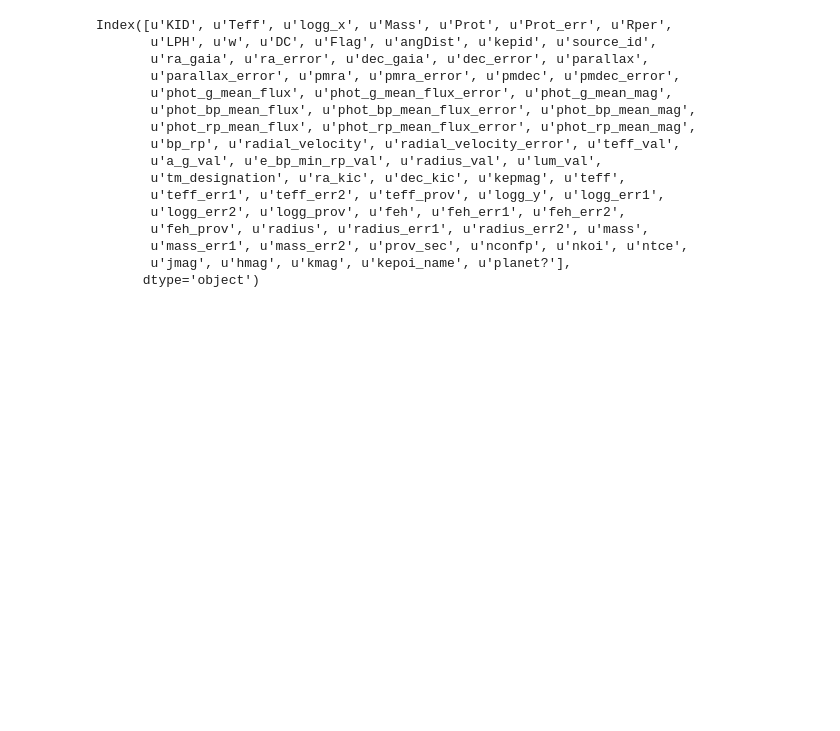
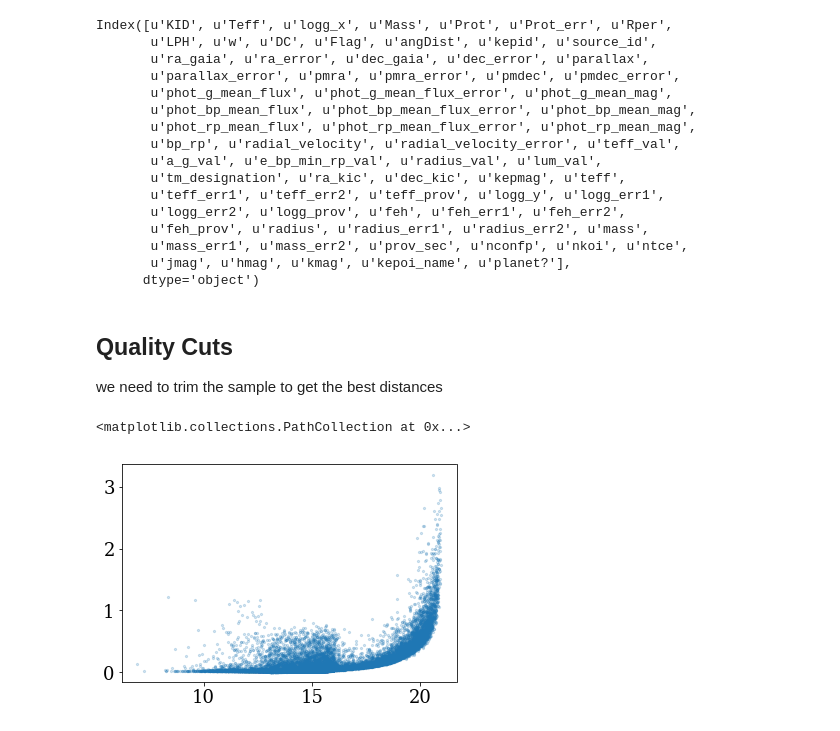
Before and after one commit to jradavenport/gaia2_kep_rot, a Jupyter notebook: explore.ipynb, the cells around one changed output. Saved outputs shown, nothing was run; the diff lists cells and outputs as text; code cells hidden in the pictures; blank space fills up the shorter version.

```diff
--- a/explore.ipynb
+++ b/explore.ipynb
@@ -47,3 +52,11 @@ Index([u'KID', u'Teff', u'logg_x', u'Mass', u'Prot', u'Prot_err', u'Rper',
        u'mass_err1', u'mass_err2', u'prov_sec', u'nconfp', u'nkoi', u'ntce',
        u'jmag', u'hmag', u'kmag', u'kepoi_name', u'planet?'],
       dtype='object')
+# %% [markdown]
+## Quality Cuts
+we need to trim the sample to get the best distances
+# %%
+plt.scatter(df[ u'phot_g_mean_mag'],df[u'parallax_error'], s=5, alpha=.2)
+# %% [output]
+<matplotlib.collections.PathCollection at 0x...>
+[figure, added]
```
Also changed, not shown: parts of 25 cells of this notebook.
